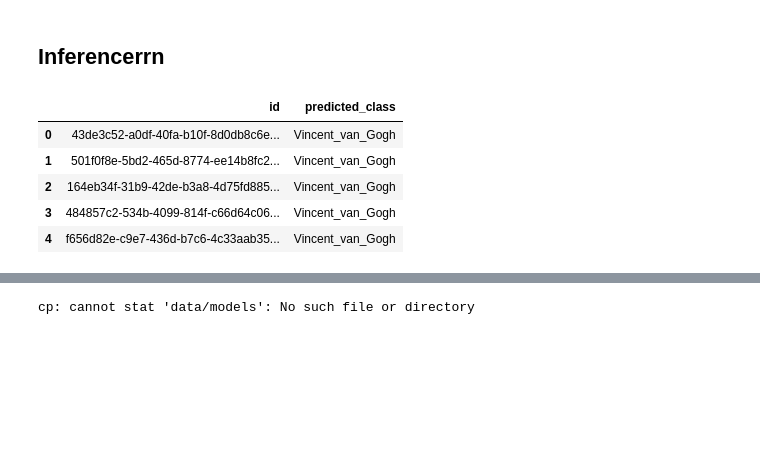
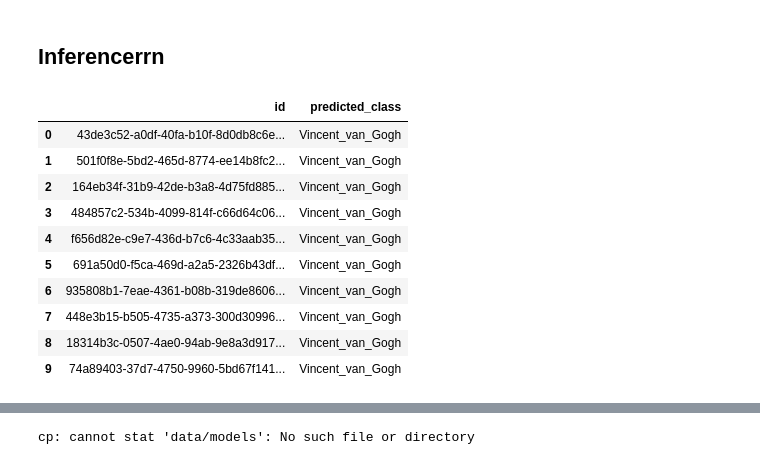
Before and after one commit to SudhakarAnemu/AI-DS-ML-DL-, a Jupyter notebook: ML/ImagePrediction/jsfastai-starter.ipynb, the cells around one changed output, grey strips where cells are left out. Saved outputs shown, nothing was run; the diff lists cells and outputs as text; code cells hidden in the pictures; blank space fills up the shorter version.

```diff
--- a/ML/ImagePrediction/jsfastai-starter.ipynb
+++ b/ML/ImagePrediction/jsfastai-starter.ipynb
@@ -230,14 +192,19 @@ interp.most_confused(min_val=2)
 # %%
 # Load submission file
 sample_df = pd.read_csv(DATA_DIR/'sample_submission.csv')
-sample_df.head()
+sample_df.head(10)
 # %% [output]
 |  | id | predicted_class |
 | 0 | 43de3c52-a0df-40fa-b10f-8d0db8c6e... | Vincent_van_Gogh |
 | 1 | 501f0f8e-5bd2-465d-8774-ee14b8fc2... | Vincent_van_Gogh |
 | 2 | 164eb34f-31b9-42de-b3a8-4d75fd885... | Vincent_van_Gogh |
 | 3 | 484857c2-534b-4099-814f-c66d64c06... | Vincent_van_Gogh |
 | 4 | f656d82e-c9e7-436d-b7c6-4c33aab35... | Vincent_van_Gogh |
+| 5 | 691a50d0-f5ca-469d-a2a5-2326b43df... | Vincent_van_Gogh |
+| 6 | 935808b1-7eae-4361-b08b-319de8606... | Vincent_van_Gogh |
+| 7 | 448e3b15-b505-4735-a373-300d30996... | Vincent_van_Gogh |
+| 8 | 18314b3c-0507-4ae0-94ab-9e8a3d917... | Vincent_van_Gogh |
+| 9 | 74a89403-37d7-4750-9960-5bd67f141... | Vincent_van_Gogh |
 # %%
 # Generate test predictions
 learn.data.add_test(ImageList.from_df(sample_df,DATA_DIR,folder='test/test'))
```
Also changed, not shown: parts of 31 cells of this notebook.
